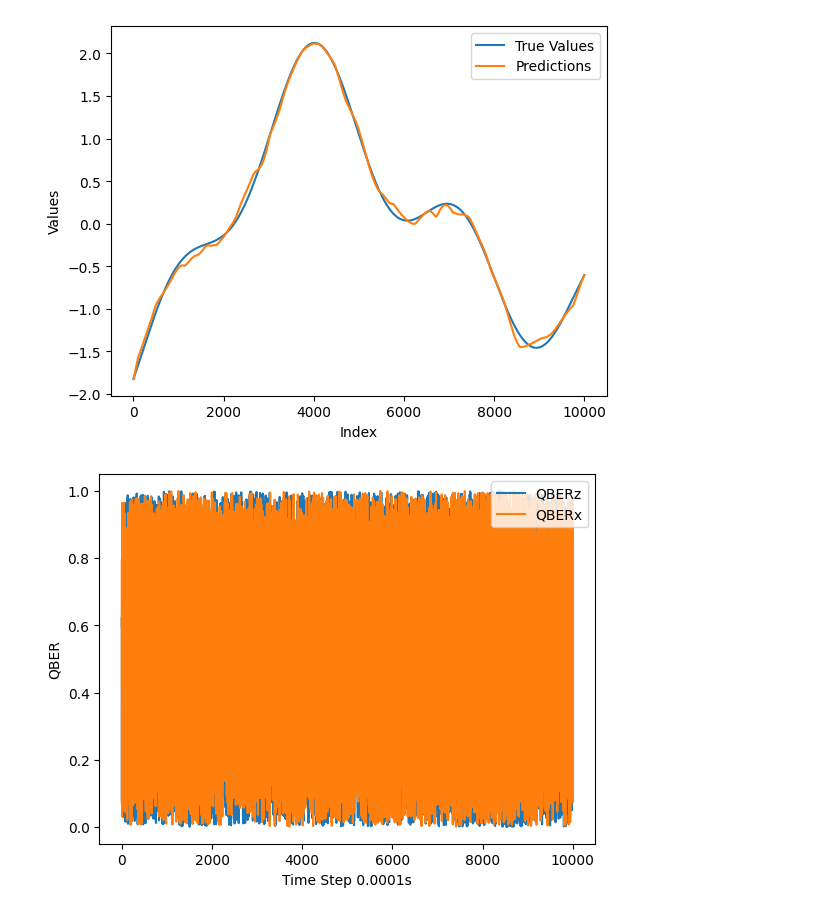
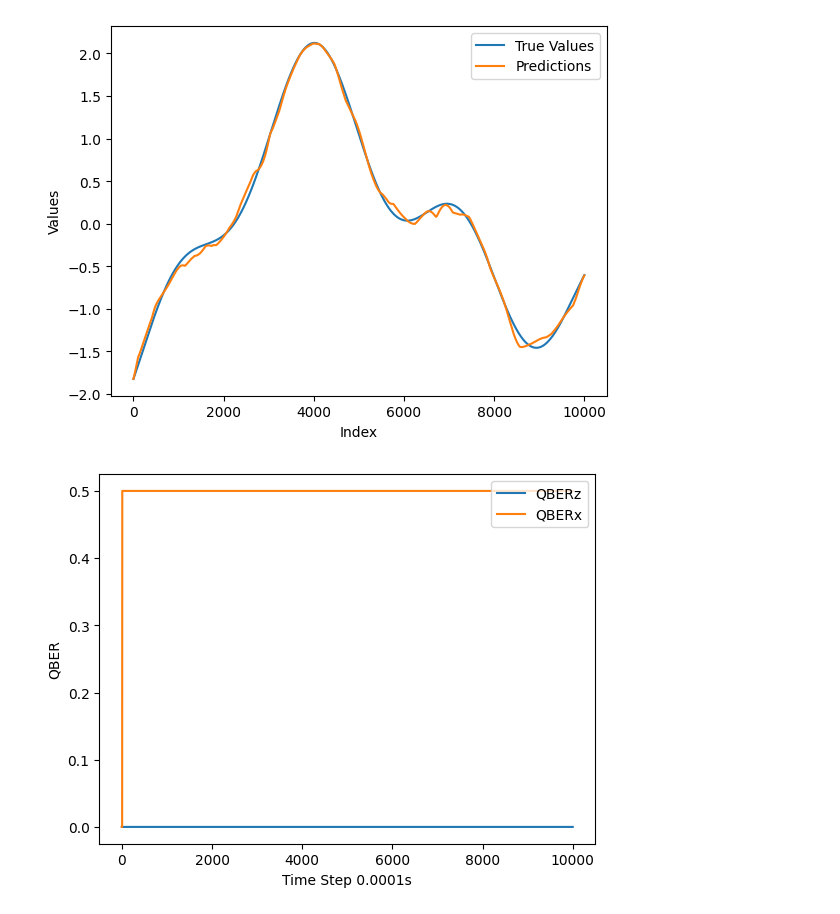
Before and after one commit to callmechristian/qnctrl, a Jupyter notebook: test.ipynb, the cells around one changed output. Cells and saved outputs as stored; diff of their text form; code cells hidden in the pictures.

```diff
--- a/test.ipynb
+++ b/test.ipynb
@@ -101,22 +101,26 @@ plt.show()
 # %%
 from environment.models import VariedControlledFixedEnv
 import matplotlib.pyplot as plt
 
 env = VariedControlledFixedEnv()
 env.max_t = 1
 
+env.fixed_errors_flags = [True, True, True, True,
+                          True, True, True, True,
+                          True, True, True, True]
+
 env.reset()
 
 while not env.done:
-    env.step()
+    env.step(np.zeros(4), [0.5*np.pi, 0, 0, 0], np.zeros(4))
 
 QBER = env.get_qber()
 
 plt.plot(QBER[:,0],label='QBERz')
 plt.plot(QBER[:,1],label='QBERx')
 plt.legend(loc = 'upper right')
 plt.ylabel('QBER')
 plt.xlabel(f'Time Step {env.delta_t}s')
 plt.show()
 # %% [output]
-[figure, old version]
+[figure, new version]
```
Also changed, not shown: parts of 1 cell of this notebook, 18 other files.
